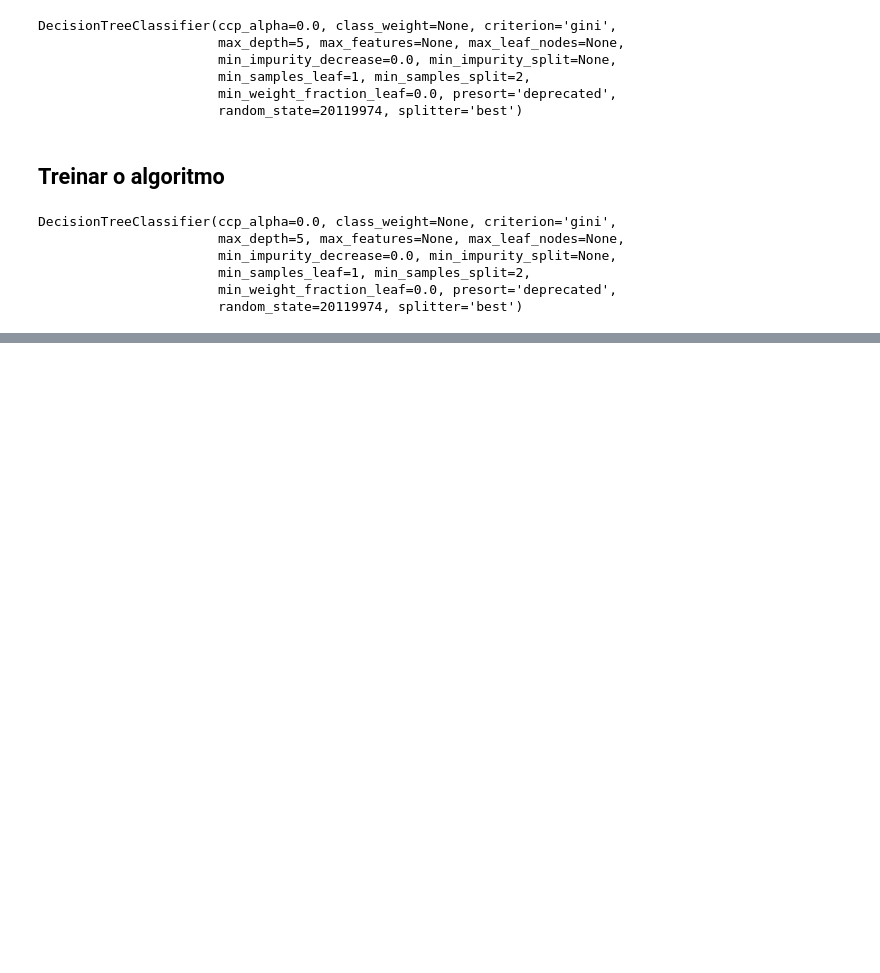
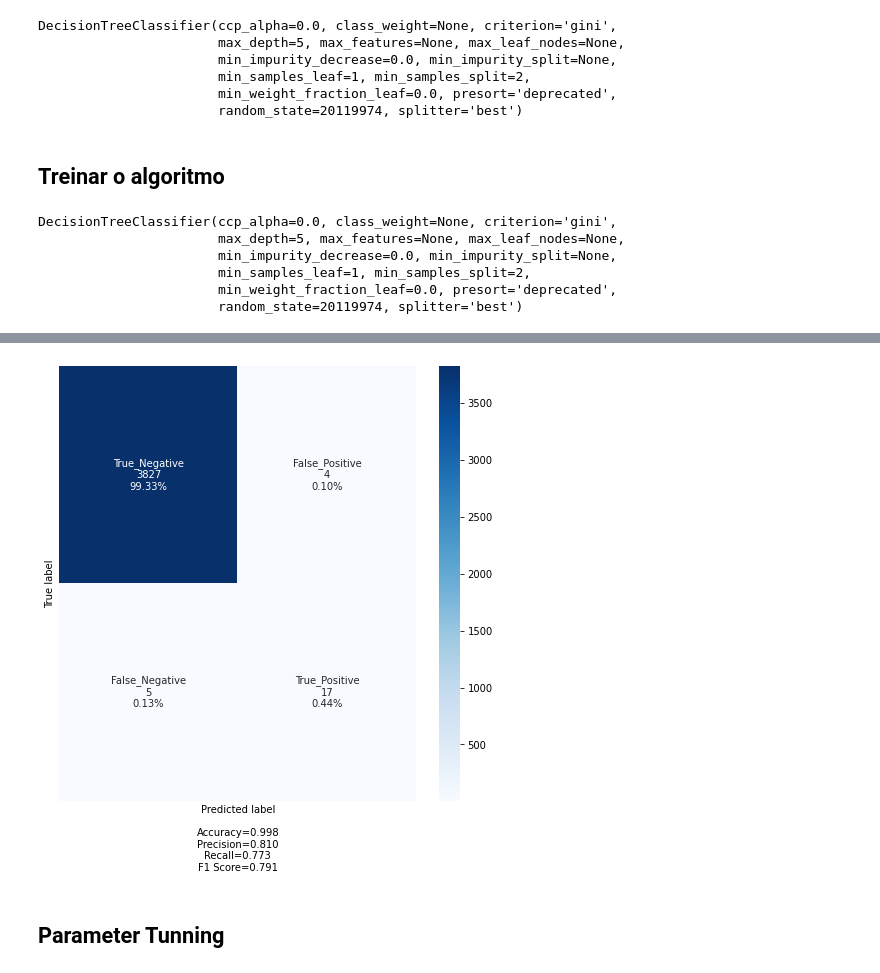
Before and after one commit to fernandodalcin/DSWP, a Jupyter notebook: Exercicio_cc_fraude.ipynb, the cells around one changed output, grey strips where cells are left out. Saved outputs shown, nothing was run; the diff lists cells and outputs as text; code cells hidden in the pictures; blank space fills up the shorter version.

```diff
--- a/Exercicio_cc_fraude.ipynb
+++ b/Exercicio_cc_fraude.ipynb
@@ -162,0 +172,4 @@ std médio das Acurácias calculadas pelo CV: 0.13
+# %%
+# Faz predições...
+y_pred = ml_DT.predict(X_teste)
+y_pred[0:300]
@@ -162,0 +281,10 @@ std médio das Acurácias calculadas pelo CV: 0.13
+# %%
+# Confusion Matrix
+cf_matrix = confusion_matrix(y_teste, y_pred)
+cf_labels = ['True_Negative', 'False_Positive', 'False_Negative', 'True_Positive']
+cf_categories = ['Zero', 'One']
+mostra_confusion_matrix(cf_matrix, group_names= cf_labels, categories= cf_categories)
+# %% [output]
+[figure, added]
+# %% [markdown]
+## Parameter Tunning
```
Also changed, not shown: parts of 10 cells of this notebook.
